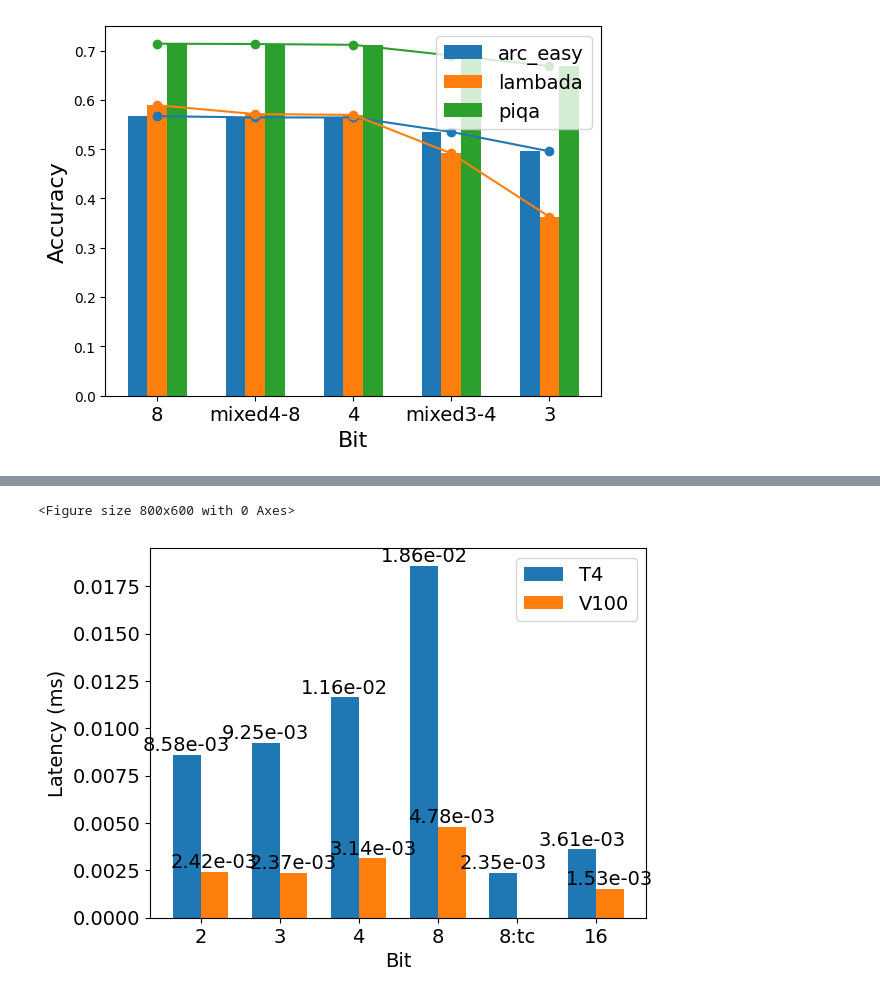
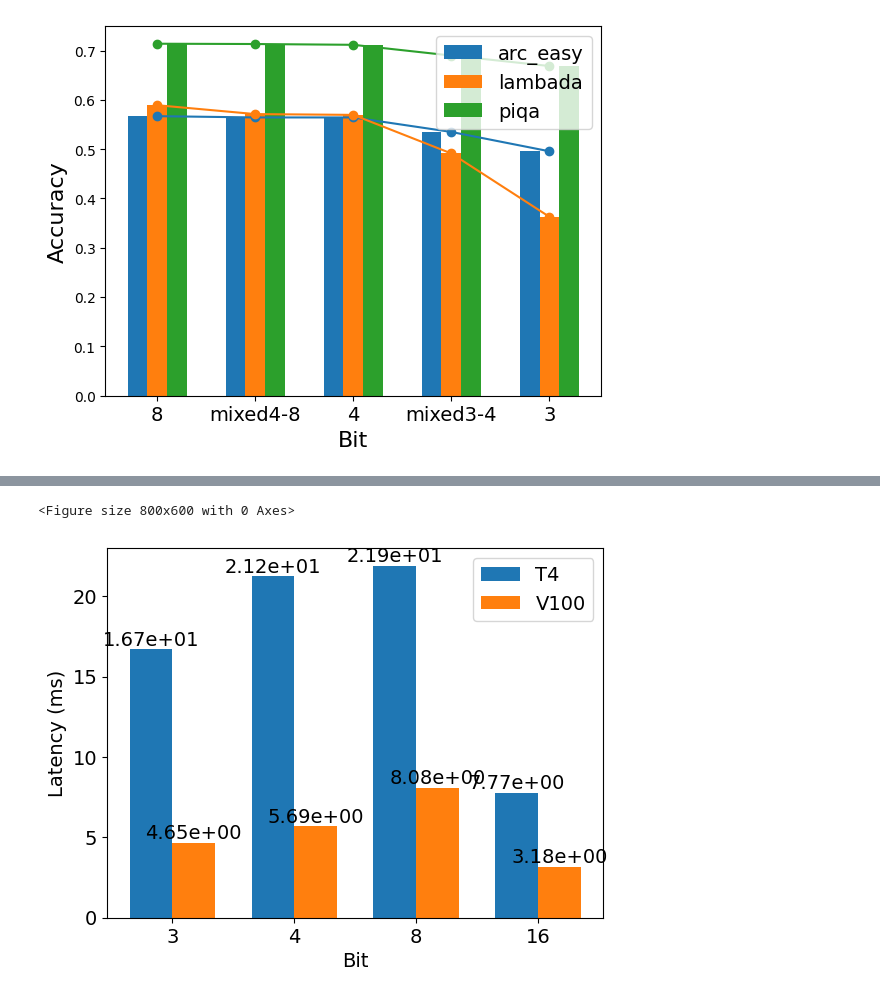
Before and after one commit to tonyzhao-jt/LLM-PQ, a Jupyter notebook: notebook/Motive_Graph.ipynb, the cells around one changed output, grey strips where cells are left out. Drawn from its saved outputs; the diff is of its cells as text; code cells hidden in the pictures.

```diff
--- a/notebook/Motive_Graph.ipynb
+++ b/notebook/Motive_Graph.ipynb
@@ -102,11 +115,12 @@ plot_performance_comparison(t4_values, v100_values, bits, x_label, y_label, titl
 # %%
+# decoding
 x_label = "Bit"
 y_label = "Latency (ms)"
 title = "T4-V100-BZ-8-vary-bit-lat"
-t4_values = [0.008578669, 0.009248106, 0.011634881, 0.018581938, 0.002349702, 0.003609357]
-v100_values = [0.002423632, 0.002365098, 0.003138848, 0.004784786,0, 0.001532745]
-bits = ['2', '3', '4', '8', '8:tc', '16']
-plot_performance_comparison(t4_values, v100_values, bits, x_label, y_label, title )
+t4_values = [16.69557095, 21.23203278, 21.89893723, 7.772779465]
+v100_values = [4.653978348, 5.690550804, 8.077287674, 3.182959557]
+bits = ['3', '4', '8', '16']
+plot_performance_comparison(t4_values, v100_values, bits, x_label, y_label, title)
 # %% [output]
 <Figure size 800x600 with 0 Axes>
-[figure, old version]
+[figure, new version]
```
Also changed, not shown: parts of 6 cells of this notebook, 51 other files.
